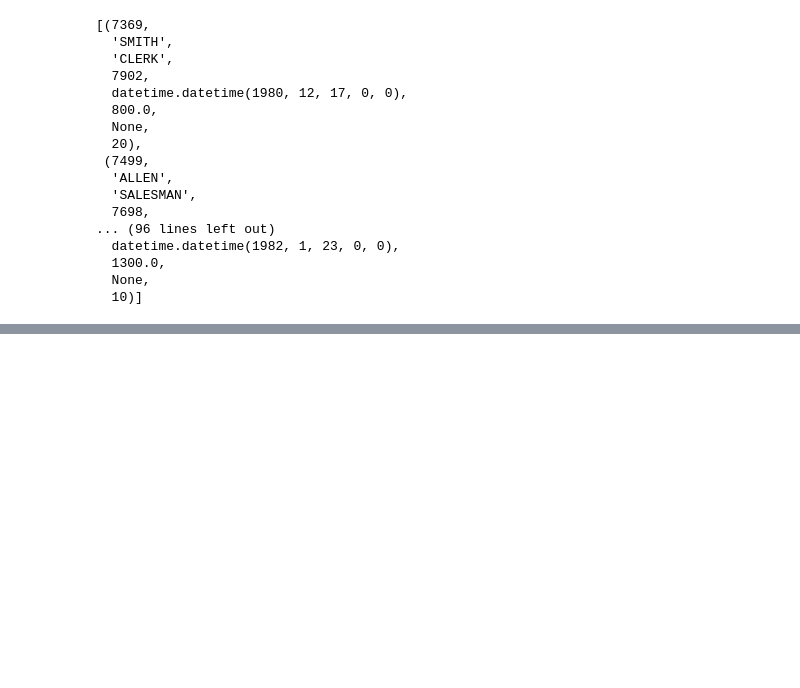
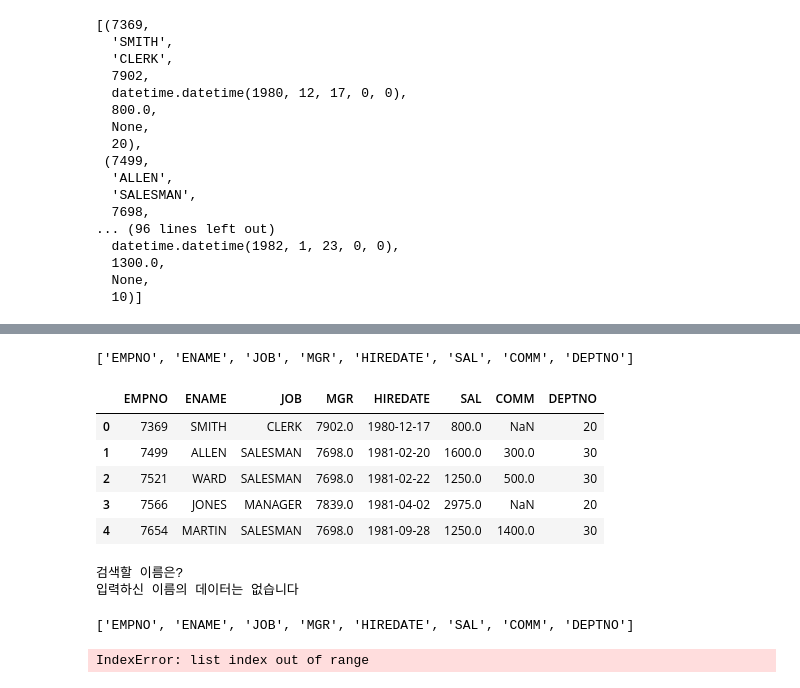
Before and after one commit to Harutoshi87/KI, a Jupyter notebook: source/01_python/ch15_DB 연동.ipynb, the cells around one changed output, grey strips where cells are left out. Drawn from its saved outputs; the diff is of its cells as text; code cells hidden in the pictures; blank space fills up the shorter version.

```diff
--- a/source/01_python/ch15_DB 연동.ipynb
+++ b/source/01_python/ch15_DB 연동.ipynb
@@ -365,0 +398,38 @@ print(emp)
+# %%
+[description[0] for description in cursor.description]
+# %% [output]
+['EMPNO', 'ENAME', 'JOB', 'MGR', 'HIREDATE', 'SAL', 'COMM', 'DEPTNO']
+# %%
+emp_df.columns = [description[0] for description in cursor.description]
+emp_df.head()
+# %% [output]
+|  | EMPNO | ENAME | JOB | MGR | HIREDATE | SAL | COMM | DEPTNO |
+| 0 | 7369 | SMITH | CLERK | 7902.0 | 1980-12-17 | 800.0 | NaN | 20 |
+| 1 | 7499 | ALLEN | SALESMAN | 7698.0 | 1981-02-20 | 1600.0 | 300.0 | 30 |
+| 2 | 7521 | WARD | SALESMAN | 7698.0 | 1981-02-22 | 1250.0 | 500.0 | 30 |
+| 3 | 7566 | JONES | MANAGER | 7839.0 | 1981-04-02 | 2975.0 | NaN | 20 |
+| 4 | 7654 | MARTIN | SALESMAN | 7698.0 | 1981-09-28 | 1250.0 | 1400.0 | 30 |
+# %%
+# 검색할 이름을 사용자에게 받아 해당 내용을 출력
+ename = input('검색할 이름은?').upper()
+# print(ename)
+sql = "SELECT * FROM EMP WHERE ENAME = :ename"
+cursor.execute(sql, {'ename':ename})
+emp = cursor.fetchall()
+if emp:
+    print(emp[0])
+else:
+    print('입력하신 이름의 데이터는 없습니다')
+# %% [output]
+검색할 이름은?
+입력하신 이름의 데이터는 없습니다
+# %%
+fieldnames = [description[0] for description in cursor.description]
+fieldnames
+# %% [output]
+['EMPNO', 'ENAME', 'JOB', 'MGR', 'HIREDATE', 'SAL', 'COMM', 'DEPTNO']
+# %%
+for fieldname, data in zip(fieldnames, emp[0]):
+    print("{}:{}".format(fieldname, data if data is not None else ' -'))
+# %% [output]
+IndexError: list index out of range
```
Also changed, not shown: parts of 20 cells of this notebook, 4 other files.
